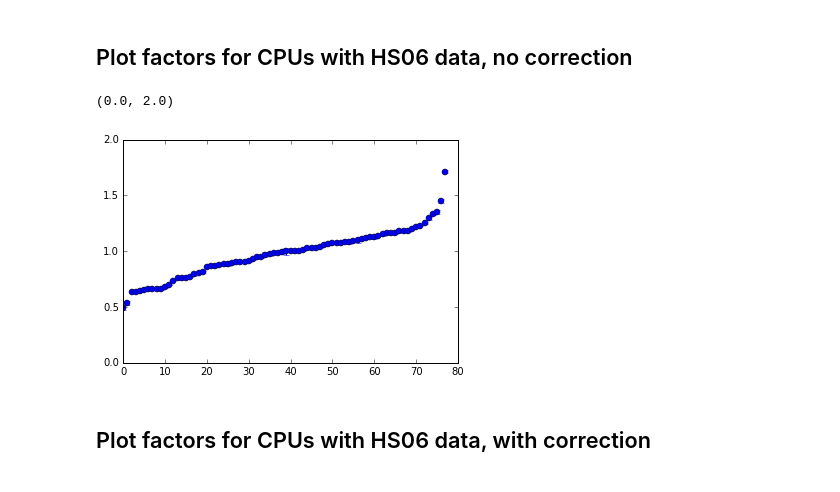
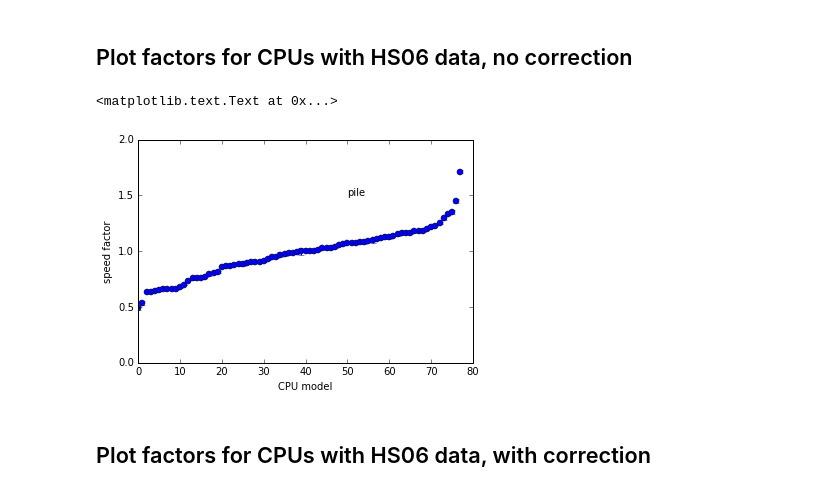
Before and after one commit to sciaba/ATLAS-CPU-time-analysis, a Jupyter notebook: Notebooks/Plot_fit_results.ipynb, the cells around one changed output. Saved outputs shown, nothing was run; the diff lists cells and outputs as text; code cells hidden in the pictures.

```diff
--- a/Notebooks/Plot_fit_results.ipynb
+++ b/Notebooks/Plot_fit_results.ipynb
@@ -98,12 +96,15 @@ df = DataFrame({'k_avg': k_avg, 'k_std': k_std, 'hs': hs}).sort_values(by='k_avg
 # %%
 x = range(len(df))
 y = df.k_avg
 y_err = df.k_std
 plt.errorbar(x, y, yerr=y_err, fmt='o')
 plt.ylim([0., 2.])
+plt.xlabel('CPU model')
+plt.ylabel('speed factor')
+plt.text(50., 1.5, type)
 # %% [output]
-(0.0, 2.0)
+<matplotlib.text.Text at 0x...>
-[figure, old version]
+[figure, new version]
 # %% [markdown]
 ## Plot factors for CPUs with HS06 data, with correction
 # %%
```
Also changed, not shown: parts of 3 cells of this notebook, 1 other file.
